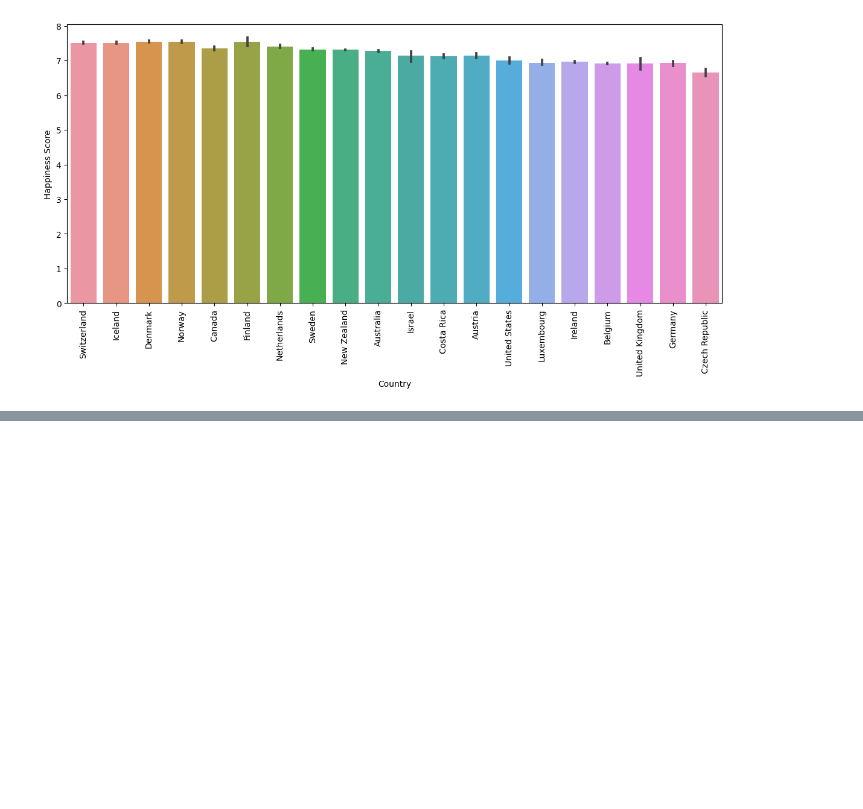
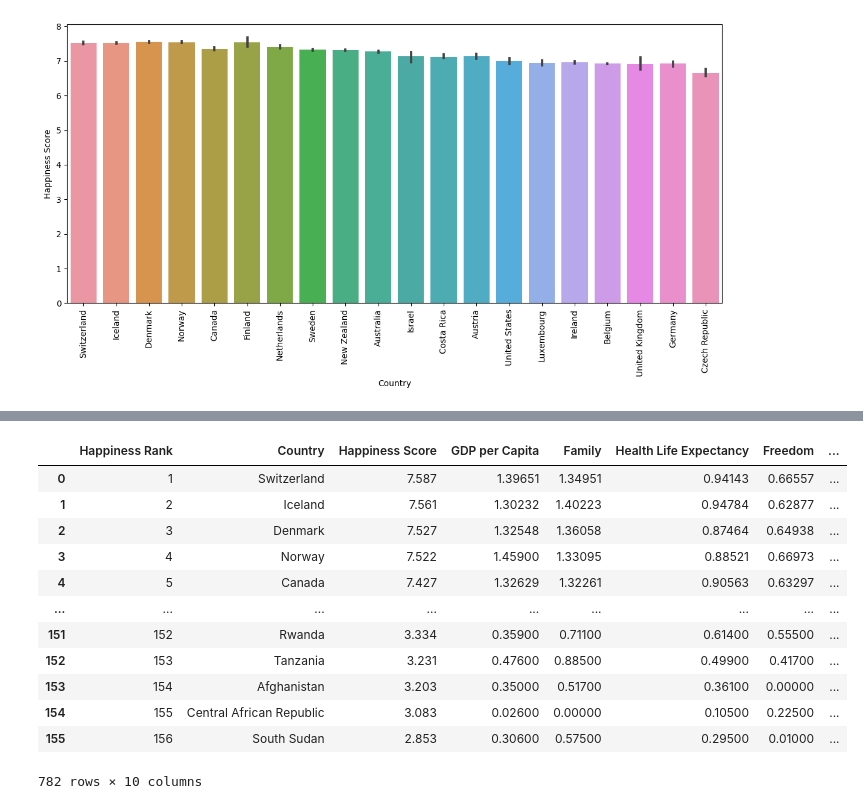
Before and after one commit to codekunoichi/learning-datascience, a Jupyter notebook: pandas/portfolio-projects/prob_6_happiness_data.ipynb, the cells around one changed output, grey strips where cells are left out. Saved outputs shown, nothing was run; the diff lists cells and outputs as text; code cells hidden in the pictures; blank space fills up the shorter version.

```diff
--- a/pandas/portfolio-projects/prob_6_happiness_data.ipynb
+++ b/pandas/portfolio-projects/prob_6_happiness_data.ipynb
@@ -285,0 +298,17 @@ Text(0, 0.5, 'Happiness Score')
+# %%
+concat_df['year'] = pd.to_numeric(concat_df['year'], errors='coerce')
+concat_df
+# %% [output]
+|  | Happiness Rank | Country | Happiness Score | GDP per Capita | Family | Health Life Expectancy | Freedom | ... |
+| 0 | 1 | Switzerland | 7.587 | 1.39651 | 1.34951 | 0.94143 | 0.66557 | ... |
+| 1 | 2 | Iceland | 7.561 | 1.30232 | 1.40223 | 0.94784 | 0.62877 | ... |
+| 2 | 3 | Denmark | 7.527 | 1.32548 | 1.36058 | 0.87464 | 0.64938 | ... |
+| 3 | 4 | Norway | 7.522 | 1.45900 | 1.33095 | 0.88521 | 0.66973 | ... |
+| 4 | 5 | Canada | 7.427 | 1.32629 | 1.32261 | 0.90563 | 0.63297 | ... |
+| ... | ... | ... | ... | ... | ... | ... | ... | ... |
+| 151 | 152 | Rwanda | 3.334 | 0.35900 | 0.71100 | 0.61400 | 0.55500 | ... |
+| 152 | 153 | Tanzania | 3.231 | 0.47600 | 0.88500 | 0.49900 | 0.41700 | ... |
+| 153 | 154 | Afghanistan | 3.203 | 0.35000 | 0.51700 | 0.36100 | 0.00000 | ... |
+| 154 | 155 | Central African Republic | 3.083 | 0.02600 | 0.00000 | 0.10500 | 0.22500 | ... |
+| 155 | 156 | South Sudan | 2.853 | 0.30600 | 0.57500 | 0.29500 | 0.01000 | ... |
+782 rows × 10 columns
```
Also changed, not shown: parts of 3 cells of this notebook.
